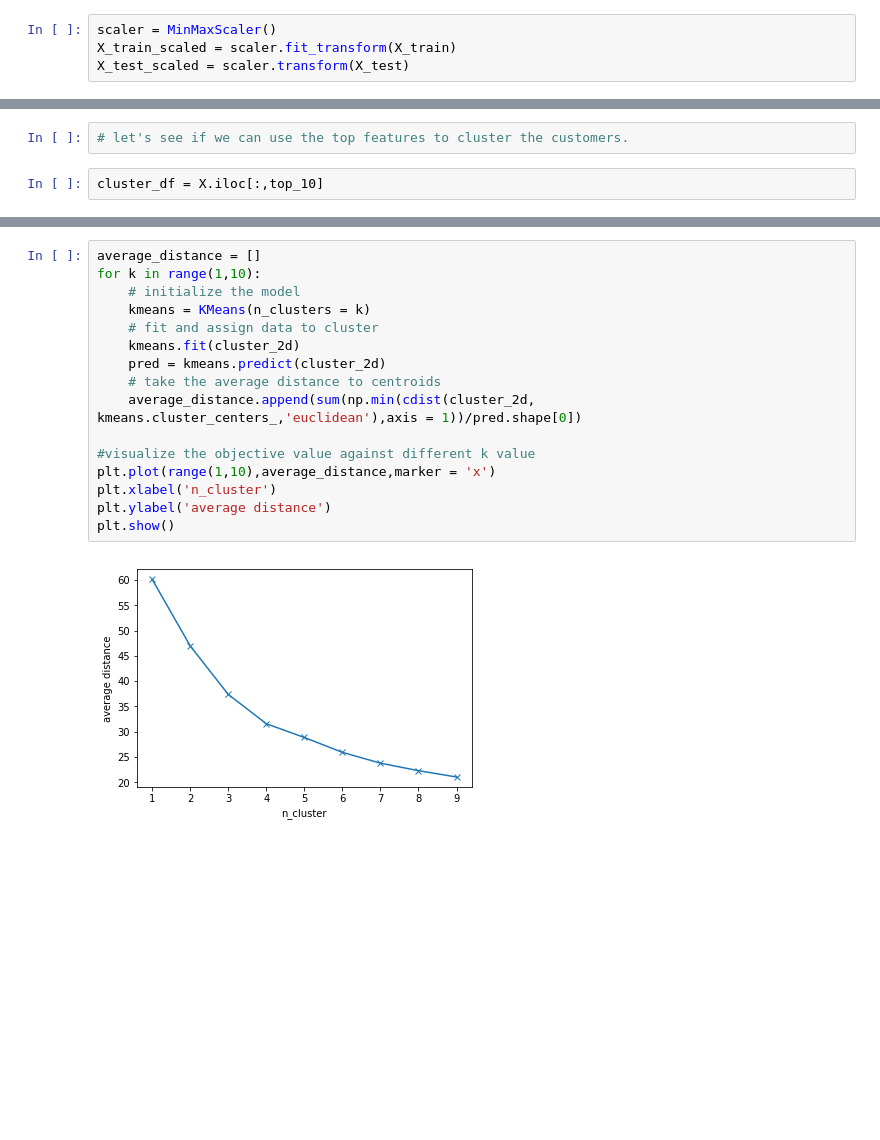
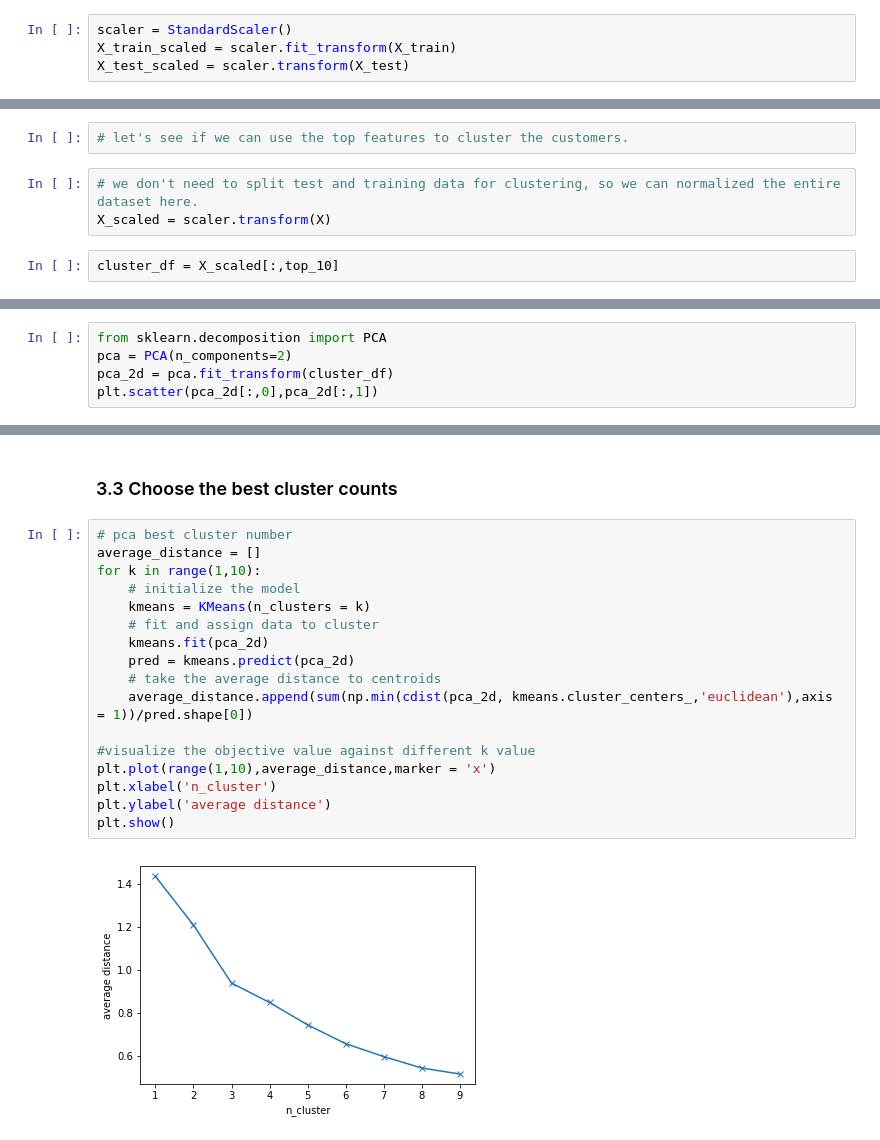
Before and after one commit to teijag/consumer_intention, a Jupyter notebook: intention prediction.ipynb, the cells around one changed output, grey strips where cells are left out. Drawn from its saved outputs; the diff is of its cells as text; blank space fills up the shorter version.

```diff
--- a/intention prediction.ipynb
+++ b/intention prediction.ipynb
@@ -332,7 +328,7 @@ y = df_ohe['Revenue']
 X = df_ohe[remain_cols]
 X_train, X_test, y_train, y_test = train_test_split(X,y)
 # %%
-scaler = MinMaxScaler()
+scaler = StandardScaler()
 X_train_scaled = scaler.fit_transform(X_train)
 X_test_scaled = scaler.transform(X_test)
 # %% [markdown]
@@ -503,4 +497,7 @@ OperatingSystems_2        0.012341154314379826
 # %%
 # let's see if we can use the top features to cluster the customers.
+# %%
+# we don't need to split test and training data for clustering, so we can normalized the entire dataset here.
+X_scaled = scaler.transform(X)
 # %%
-cluster_df = X.iloc[:,top_10]
+cluster_df = X_scaled[:,top_10]
@@ -513,0 +531,5 @@ plt.scatter(cluster_2d[:,0],cluster_2d[:,1])
+# %%
+from sklearn.decomposition import PCA
+pca = PCA(n_components=2)
+pca_2d = pca.fit_transform(cluster_df)
+plt.scatter(pca_2d[:,0],pca_2d[:,1])
@@ -514,18 +539,21 @@ plt.scatter(cluster_2d[:,0],cluster_2d[:,1])
+# %% [markdown]
+### 3.3 Choose the best cluster counts
 # %%
+# pca best cluster number
 average_distance = []
 for k in range(1,10):
     # initialize the model
     kmeans = KMeans(n_clusters = k)
     # fit and assign data to cluster
-    kmeans.fit(cluster_2d)
-    pred = kmeans.predict(cluster_2d)
+    kmeans.fit(pca_2d)
+    pred = kmeans.predict(pca_2d)
     # take the average distance to centroids
-    average_distance.append(sum(np.min(cdist(cluster_2d, kmeans.cluster_centers_,'euclidean'),axis = 1))/pred.shape[0])
+    average_distance.append(sum(np.min(cdist(pca_2d, kmeans.cluster_centers_,'euclidean'),axis = 1))/pred.shape[0])
 
 #visualize the objective value against different k value
 plt.plot(range(1,10),average_distance,marker = 'x')
 plt.xlabel('n_cluster')
 plt.ylabel('average distance')
 plt.show()
 # %% [output]
-[figure, old version]
+[figure, new version]
```
Also changed, not shown: parts of 40 cells of this notebook.
